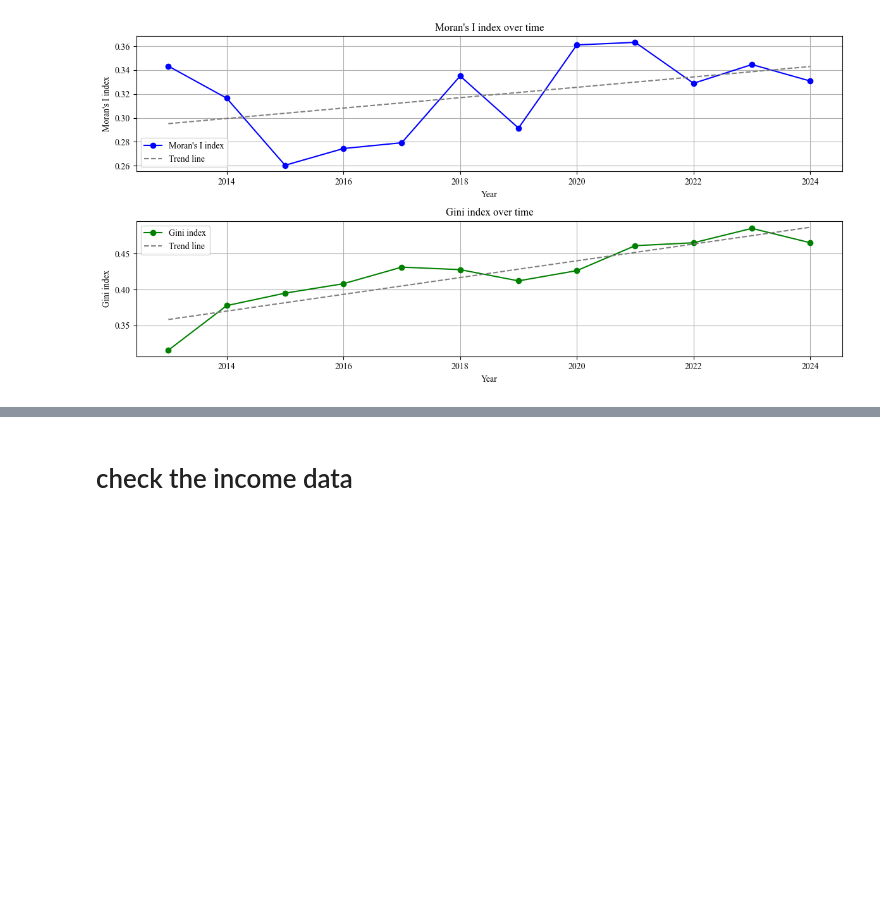
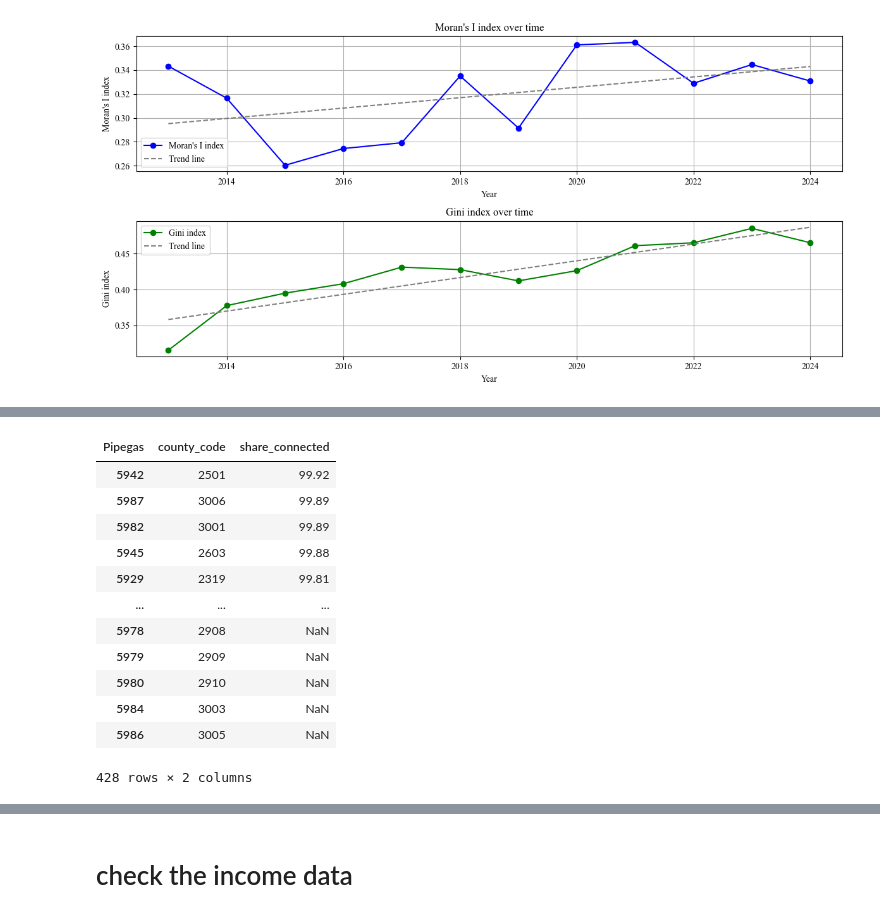
Before and after one commit to sinanarimani/energy-poverty, a Jupyter notebook: evaluation.ipynb, the cells around one changed output, grey strips where cells are left out. Saved outputs shown, nothing was run; the diff lists cells and outputs as text; code cells hidden in the pictures; blank space fills up the shorter version.

```diff
--- a/evaluation.ipynb
+++ b/evaluation.ipynb
@@ -2180,0 +2209,10 @@ plt.show()
+# %%
+df2 = data.groupby(["Pipegas", "year", "county_code"]).agg(
+    num_HH = ("weight", "sum")
+).reset_index(drop = False)
+df2 = pd.pivot(data = df2 , index = ["year", "county_code"], columns = "Pipegas", values = "num_HH").reset_index(drop = False)
+df2.rename(columns = {
+    False: "NotConnected",
+    True: "Connected"
+}, inplace = True)
+df2.head()
@@ -2180,0 +2230,20 @@ plt.show()
+# %%
+df2["total_HH"] = df2["NotConnected"]+ df2["Connected"]
+df2["share_connected"] = 100* (df2["Connected"]/df2["total_HH"])
+df2 = df2.loc[df2["year"]==2024, ["county_code", "share_connected"]].sort_values("share_connected", ascending = False)
+# %%
+df2
+# %% [output]
+| Pipegas | county_code | share_connected |
+| 5942 | 2501 | 99.92 |
+| 5987 | 3006 | 99.89 |
+| 5982 | 3001 | 99.89 |
+| 5945 | 2603 | 99.88 |
+| 5929 | 2319 | 99.81 |
+| ... | ... | ... |
+| 5978 | 2908 | NaN |
+| 5979 | 2909 | NaN |
+| 5980 | 2910 | NaN |
+| 5984 | 3003 | NaN |
+| 5986 | 3005 | NaN |
+428 rows × 2 columns
```
Also changed, not shown: parts of 7 cells of this notebook, 1 other file.
